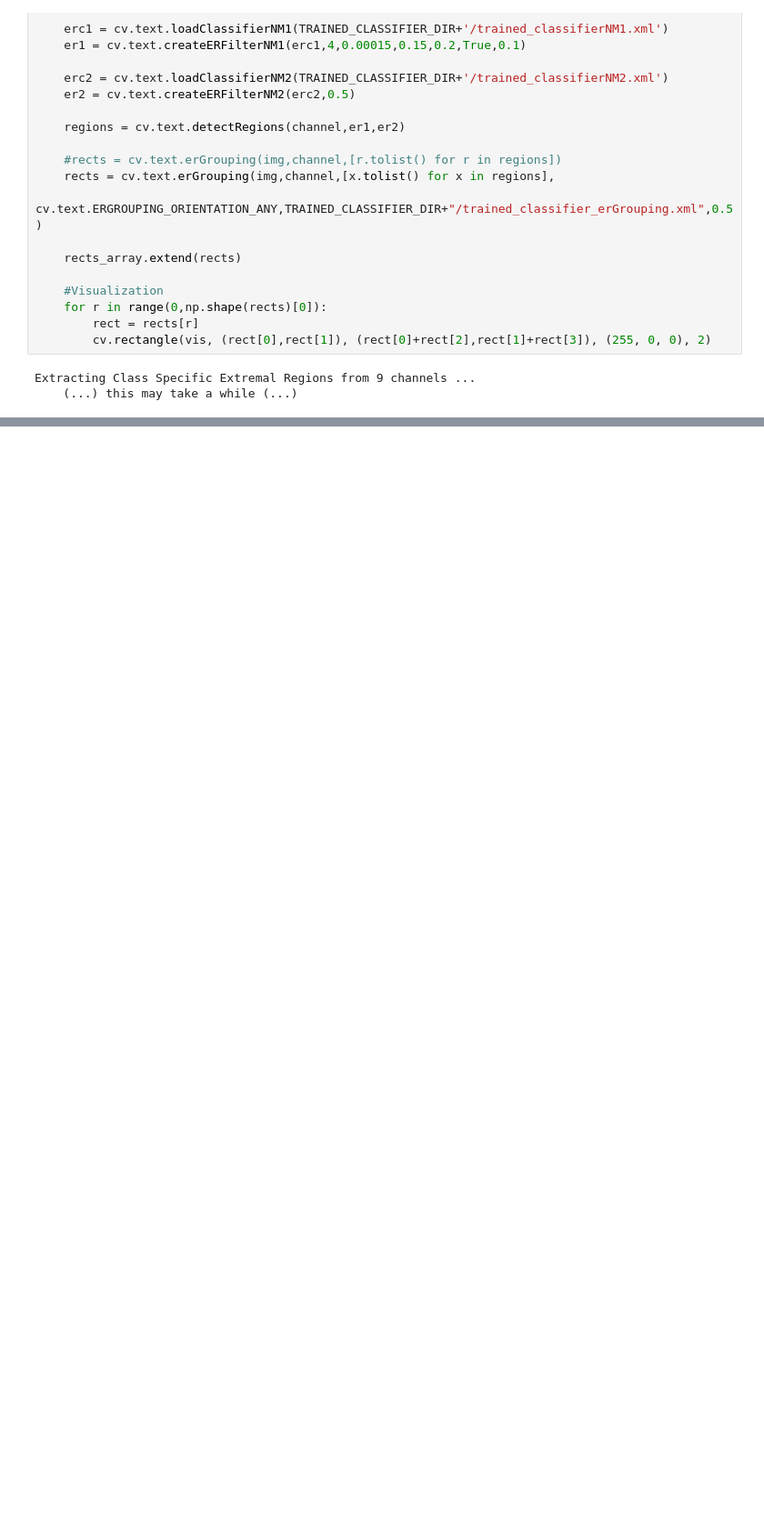
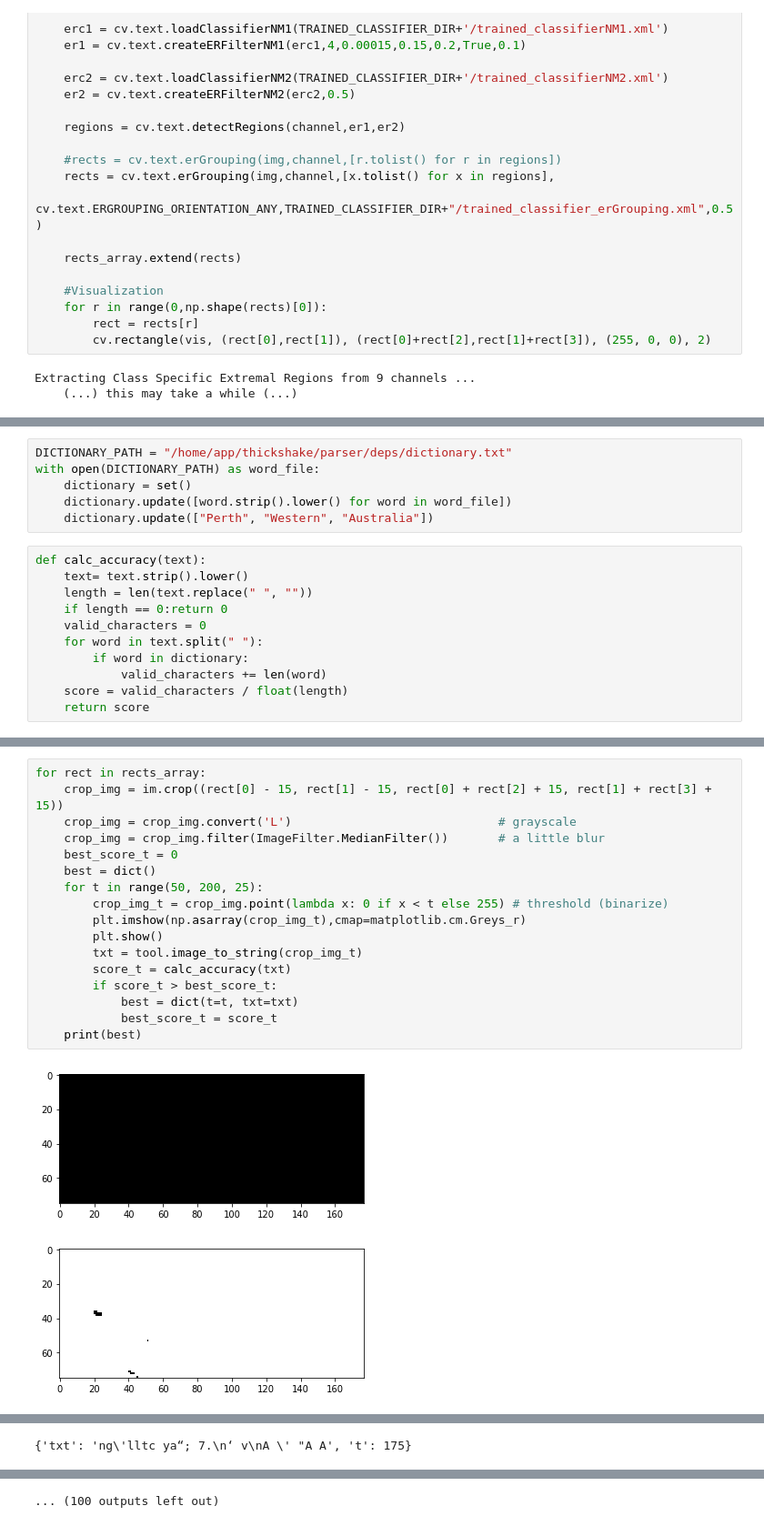
Before and after one commit to markshelton/photo-metadata, a Jupyter notebook: scripts/notebooks/ocr.ipynb, the cells around one changed output, grey strips where cells are left out. Shown at 91% size. Drawn from its saved outputs; the diff is of its cells as text; blank space fills up the shorter version.

```diff
--- a/scripts/notebooks/ocr.ipynb
+++ b/scripts/notebooks/ocr.ipynb
@@ -125,0 +99,17 @@ AttributeError: module 'pytesseract' has no attribute 'image_to_data'
+# %%
+DICTIONARY_PATH = "/home/app/thickshake/parser/deps/dictionary.txt"
+with open(DICTIONARY_PATH) as word_file:
+    dictionary = set()
+    dictionary.update([word.strip().lower() for word in word_file])
+    dictionary.update(["Perth", "Western", "Australia"])
+# %%
+def calc_accuracy(text):
+    text= text.strip().lower()
+    length = len(text.replace(" ", ""))
+    if length == 0:return 0
+    valid_characters = 0
+    for word in text.split(" "):
+        if word in dictionary:
+            valid_characters += len(word)
+    score = valid_characters / float(length)
+    return score
@@ -125,0 +120,20 @@ AttributeError: module 'pytesseract' has no attribute 'image_to_data'
+# %%
+for rect in rects_array:
+    crop_img = im.crop((rect[0] - 15, rect[1] - 15, rect[0] + rect[2] + 15, rect[1] + rect[3] + 15))
+    crop_img = crop_img.convert('L')                             # grayscale
+    crop_img = crop_img.filter(ImageFilter.MedianFilter())       # a little blur
+    best_score_t = 0
+    best = dict()
+    for t in range(50, 200, 25):
+        crop_img_t = crop_img.point(lambda x: 0 if x < t else 255) # threshold (binarize)
+        plt.imshow(np.asarray(crop_img_t),cmap=matplotlib.cm.Greys_r)
+        plt.show()
+        txt = tool.image_to_string(crop_img_t)
+        score_t = calc_accuracy(txt)
+        if score_t > best_score_t:
+            best = dict(t=t, txt=txt)
+            best_score_t = score_t
+    print(best)
+# %% [output]
+[figure, added]
+[figure, added]
@@ -125,0 +144 @@ AttributeError: module 'pytesseract' has no attribute 'image_to_data'
+{'txt': 'ng\'lltc ya“; 7.\n‘ v\nA \' "A A', 't': 175}
@@ -125,0 +150 @@ AttributeError: module 'pytesseract' has no attribute 'image_to_data'
+... (100 outputs left out)
```
Also changed, not shown: parts of 15 cells of this notebook, 4 other files.
